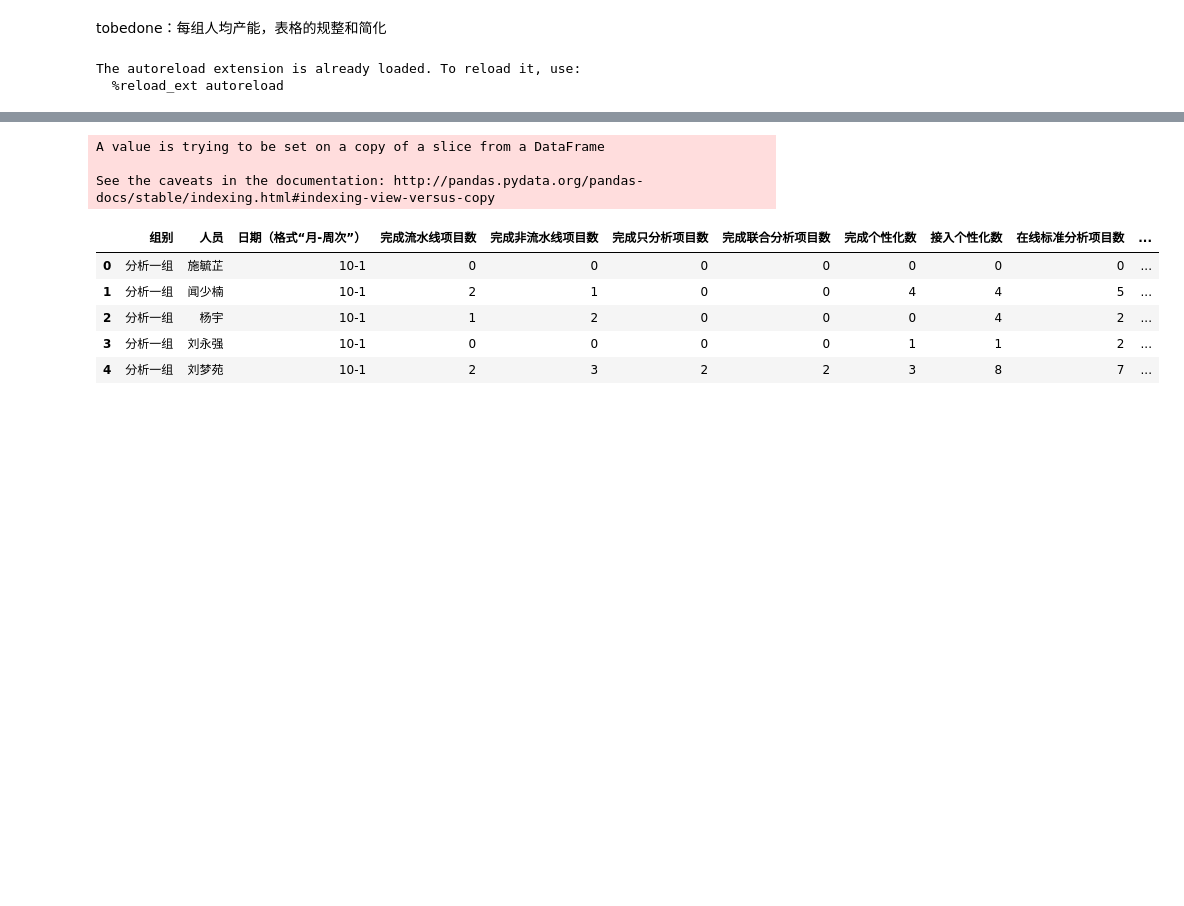
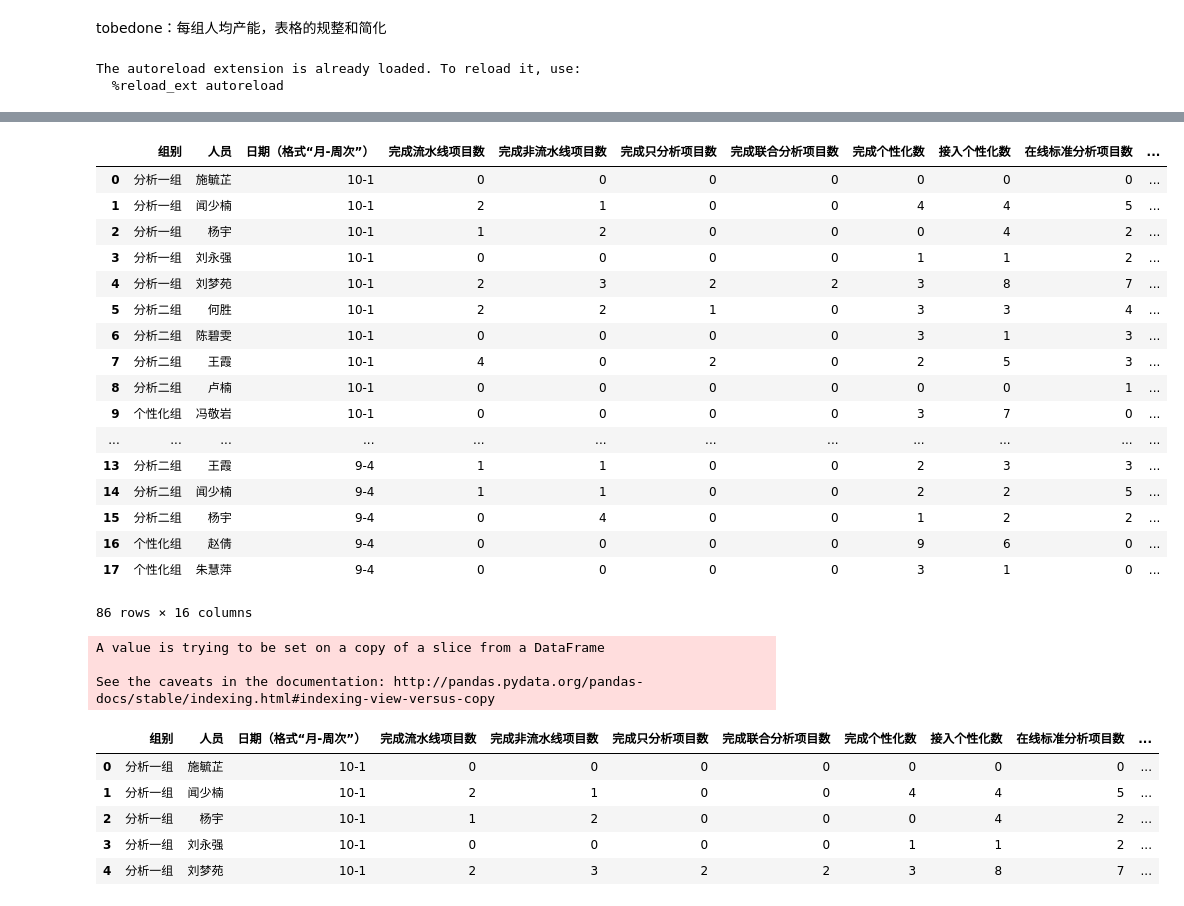
Before and after one commit to komais/chart, a Jupyter notebook: bin/chart/Analysis-2018-10-8.ipynb, the cells around one changed output, grey strips where cells are left out. Drawn from its saved outputs; the diff is of its cells as text; code cells hidden in the pictures; blank space fills up the shorter version.

```diff
--- a/bin/chart/Analysis-2018-10-8.ipynb
+++ b/bin/chart/Analysis-2018-10-8.ipynb
@@ -24,11 +44,30 @@ all_df3  = myModule.read_xlsx(all_files , 2 )
 # %%
 ### show NA after first running
 myModule.upgrade_df(all_df1, [ ['完成商业项目数',['完成流水线项目数','完成非流水线项目数','完成只分析项目数','完成联合分析项目数'],'+']])
 myModule.upgrade_df(all_df1, [ ['完成项目总数',['完成商业项目数','完成个性化数'],'+'] ,
                                ['在线项目总数',['在线标准分析项目数','在线个性化项目数'],'+']])
 #all_dict2 = myModule.read_xlsx(all_files , 1 ) ##
 #all_df1.drop([])
-#all_df1
+all_df1
+# %% [output]
+|  | 组别 | 人员 | 日期（格式“月-周次”） | 完成流水线项目数 | 完成非流水线项目数 | 完成只分析项目数 | 完成联合分析项目数 | 完成个性化数 | 接入个性化数 | 在线标准分析项目数 | ... |
+| 0 | 分析一组 | 施毓芷 | 10-1 | 0 | 0 | 0 | 0 | 0 | 0 | 0 | ... |
+| 1 | 分析一组 | 闻少楠 | 10-1 | 2 | 1 | 0 | 0 | 4 | 4 | 5 | ... |
+| 2 | 分析一组 | 杨宇 | 10-1 | 1 | 2 | 0 | 0 | 0 | 4 | 2 | ... |
+| 3 | 分析一组 | 刘永强 | 10-1 | 0 | 0 | 0 | 0 | 1 | 1 | 2 | ... |
+| 4 | 分析一组 | 刘梦苑 | 10-1 | 2 | 3 | 2 | 2 | 3 | 8 | 7 | ... |
+| 5 | 分析二组 | 何胜 | 10-1 | 2 | 2 | 1 | 0 | 3 | 3 | 4 | ... |
+| 6 | 分析二组 | 陈碧雯 | 10-1 | 0 | 0 | 0 | 0 | 3 | 1 | 3 | ... |
+| 7 | 分析二组 | 王霞 | 10-1 | 4 | 0 | 2 | 0 | 2 | 5 | 3 | ... |
+| 8 | 分析二组 | 卢楠 | 10-1 | 0 | 0 | 0 | 0 | 0 | 0 | 1 | ... |
+| 9 | 个性化组 | 冯敬岩 | 10-1 | 0 | 0 | 0 | 0 | 3 | 7 | 0 | ... |
+| ... | ... | ... | ... | ... | ... | ... | ... | ... | ... | ... | ... |
+| 13 | 分析二组 | 王霞 | 9-4 | 1 | 1 | 0 | 0 | 2 | 3 | 3 | ... |
+| 14 | 分析二组 | 闻少楠 | 9-4 | 1 | 1 | 0 | 0 | 2 | 2 | 5 | ... |
+| 15 | 分析二组 | 杨宇 | 9-4 | 0 | 4 | 0 | 0 | 1 | 2 | 2 | ... |
+| 16 | 个性化组 | 赵倩 | 9-4 | 0 | 0 | 0 | 0 | 9 | 6 | 0 | ... |
+| 17 | 个性化组 | 朱慧萍 | 9-4 | 0 | 0 | 0 | 0 | 3 | 1 | 0 | ... |
+86 rows × 16 columns
 # %%
 myModule.upgrade_df(all_df1, [ ['完成商业项目数',['完成流水线项目数','完成非流水线项目数','完成只分析项目数','完成联合分析项目数'],'+']])
 myModule.upgrade_df(all_df1, [ ['完成项目总数',['完成商业项目数','完成个性化数'],'+'] ,
```
Also changed, not shown: parts of 1 cell of this notebook, 1 other file.
